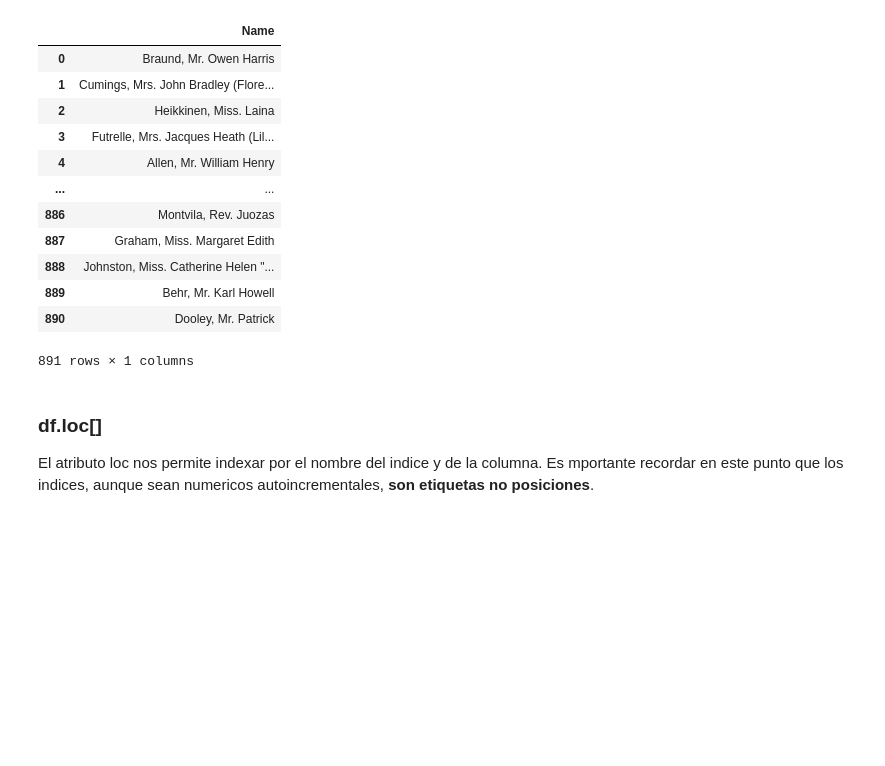
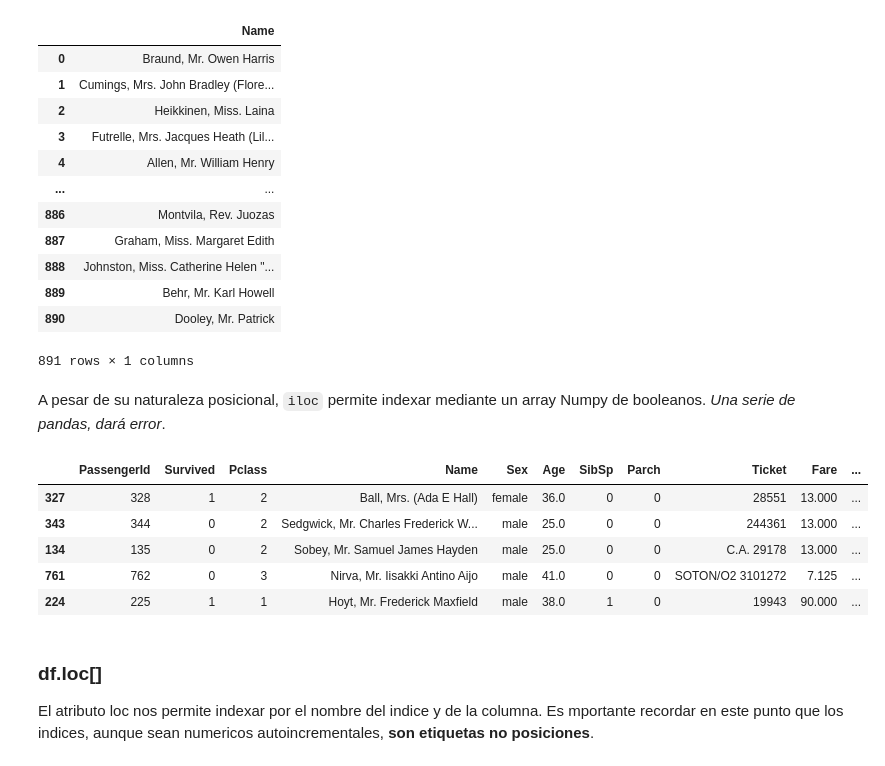
Before and after one commit to franpelirrojo/api_exploration_titanic, a Jupyter notebook: Titanic_Pandas_Practice_Notebook.ipynb, the cells around one changed output. Cells and saved outputs as stored; diff of their text form; code cells hidden in the pictures; blank space fills up the shorter version.

```diff
--- a/Titanic_Pandas_Practice_Notebook.ipynb
+++ b/Titanic_Pandas_Practice_Notebook.ipynb
@@ -264,6 +264,17 @@ df.iloc[:,[3]]
 | 889 | Behr, Mr. Karl Howell |
 | 890 | Dooley, Mr. Patrick |
 891 rows × 1 columns
+# %% [markdown]
+A pesar de su naturaleza posicional, `iloc` permite indexar mediante un array Numpy de booleanos. *Una serie de pandas, dará error*.
+# %%
+df.iloc[(df.Age>18).to_numpy()].sample(5)
+# %% [output]
+|  | PassengerId | Survived | Pclass | Name | Sex | Age | SibSp | Parch | Ticket | Fare | ... |
+| 327 | 328 | 1 | 2 | Ball, Mrs. (Ada E Hall) | female | 36.0 | 0 | 0 | 28551 | 13.000 | ... |
+| 343 | 344 | 0 | 2 | Sedgwick, Mr. Charles Frederick W... | male | 25.0 | 0 | 0 | 244361 | 13.000 | ... |
+| 134 | 135 | 0 | 2 | Sobey, Mr. Samuel James Hayden | male | 25.0 | 0 | 0 | C.A. 29178 | 13.000 | ... |
+| 761 | 762 | 0 | 3 | Nirva, Mr. Iisakki Antino Aijo | male | 41.0 | 0 | 0 | SOTON/O2 3101272 | 7.125 | ... |
+| 224 | 225 | 1 | 1 | Hoyt, Mr. Frederick Maxfield | male | 38.0 | 1 | 0 | 19943 | 90.000 | ... |
 # %% [markdown]
 ### df.loc[]
 El atributo loc nos permite indexar por el nombre del indice y de la columna. Es mportante recordar en este punto que los indices, aunque sean numericos autoincrementales, **son etiquetas no posiciones**.
```
Also changed, not shown: parts of 9 cells of this notebook.
